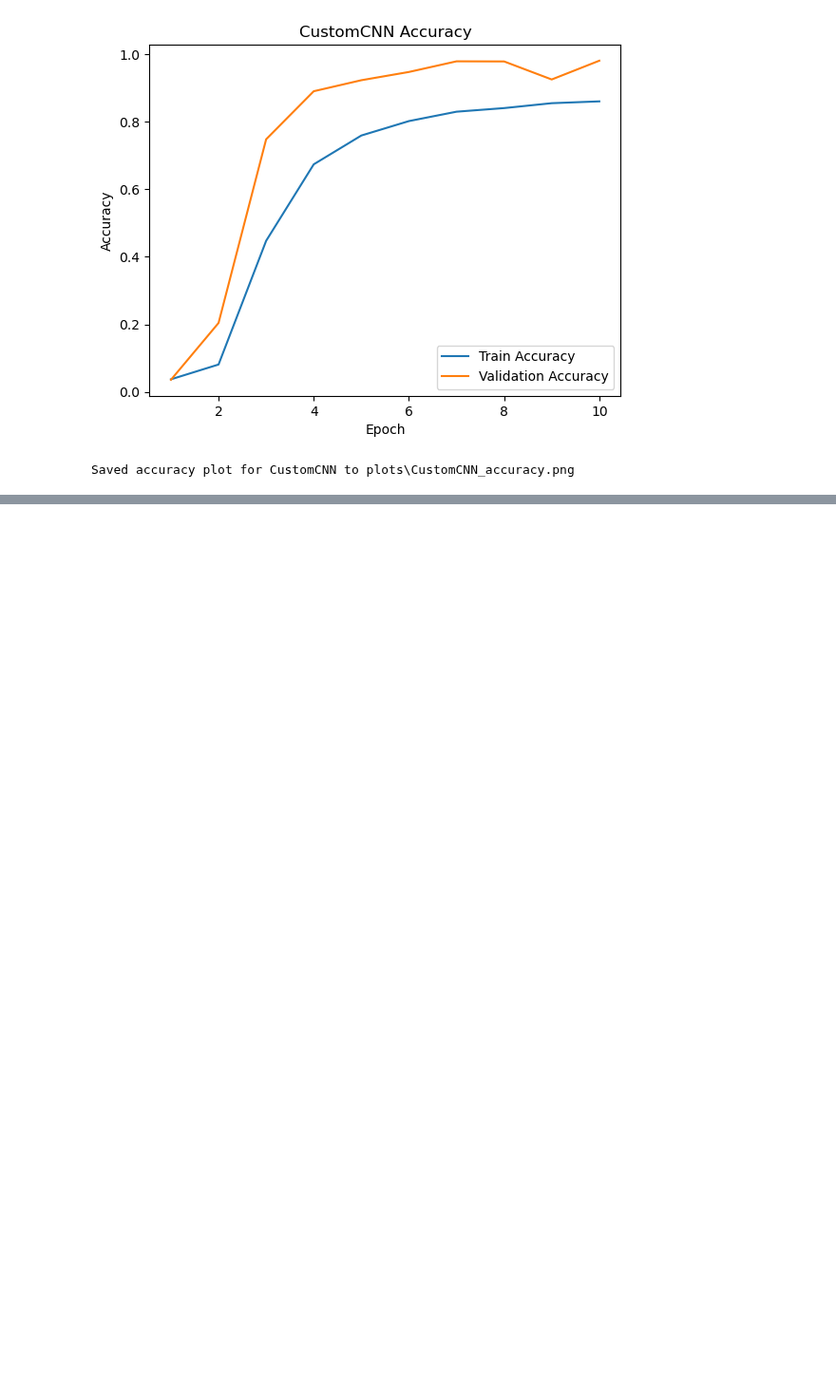
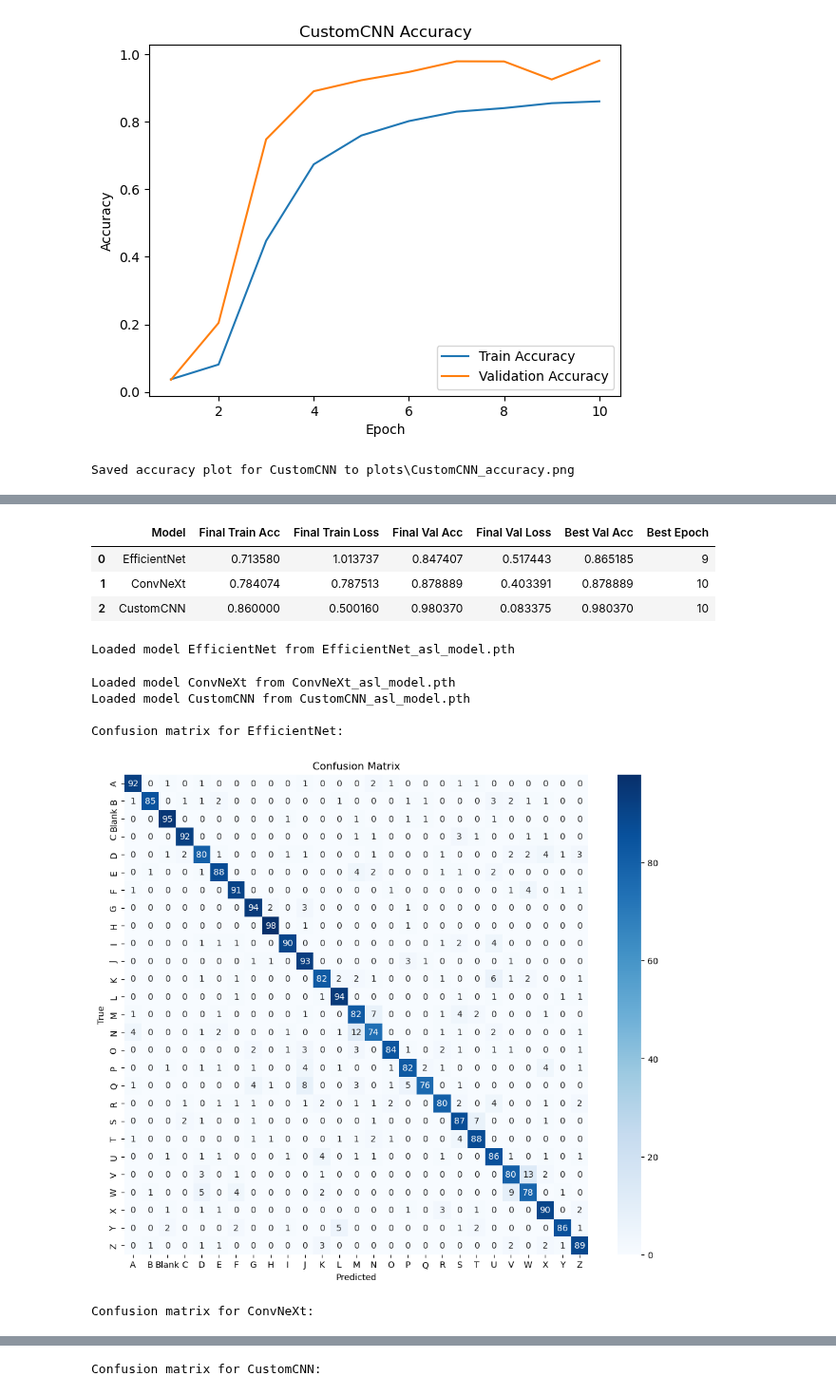
Before and after one commit to PierceNguyen/ECE176-FinalProject, a Jupyter notebook: FinalProject.ipynb, the cells around one changed output, grey strips where cells are left out. Shown at 95% size. Saved outputs shown, nothing was run; the diff lists cells and outputs as text; code cells hidden in the pictures; blank space fills up the shorter version.

```diff
--- a/FinalProject.ipynb
+++ b/FinalProject.ipynb
@@ -312,0 +331,68 @@ Saved accuracy plot for CustomCNN to plots\CustomCNN_accuracy.png
+# %%
+import pandas as pd
+
+stats = []
+for model_name, history in all_histories.items():
+    final_train_acc = history["train_acc"][-1]
+    final_train_loss = history["train_loss"][-1]
+    final_val_acc  = history["val_acc"][-1]
+    final_val_loss = history["val_loss"][-1]
+    best_val_acc = max(history["val_acc"])
+
+    best_epoch = history["val_acc"].index(best_val_acc) + 1
+
+    stats.append({
+        "Model":model_name,
+        "Final Train Acc" : final_train_acc,
+        "Final Train Loss": final_train_loss,
+        "Final Val Acc": final_val_acc,
+        "Final Val Loss":final_val_loss ,
+        "Best Val Acc": best_val_acc,
+        "Best Epoch": best_epoch
+    })
+
+    stats_df = pd.DataFrame(stats)
+stats_df
+# %% [output]
+|  | Model | Final Train Acc | Final Train Loss | Final Val Acc | Final Val Loss | Best Val Acc | Best Epoch |
+| 0 | EfficientNet | 0.713580 | 1.013737 | 0.847407 | 0.517443 | 0.865185 | 9 |
+| 1 | ConvNeXt | 0.784074 | 0.787513 | 0.878889 | 0.403391 | 0.878889 | 10 |
+| 2 | CustomCNN | 0.860000 | 0.500160 | 0.980370 | 0.083375 | 0.980370 | 10 |
+# %%
+from sklearn.metrics import confusion_matrix
+import seaborn as sns
+
+test_dataset = datasets.ImageFolder(root="Test_Alphabet", transform=val_transforms)
+test_loader = DataLoader(test_dataset, batch_size=batch_size, shuffle = True, num_workers = 0)
+# %%
+# Dictionary mapping model names to their factory functions.
+model_factories = {
+    "EfficientNet": create_efficientnet_model,
+    "ConvNeXt": create_convnext_model,
+    "CustomCNN": create_custom_model,
+}
+
+# Load each saved model into a dictionary.
+confusion_models = {}
+for model_name, factory in model_factories.items():
+    model_path = f"{model_name}_asl_model.pth"
+    # Create a fresh model instance
+    model = factory(num_classes)
+    # Load the saved weights (adjust map_location if needed)
+    model.load_state_dict(torch.load(model_path, map_location=device))
+    model = model.to(device)
+    confusion_models[model_name] = model
+    print(f"Loaded model {model_name} from {model_path}")
+
+# Plot a confusion matrix for each model.
+for model_name, model in confusion_models.items():
+    print(f"\nConfusion matrix for {model_name}:")
+    plot_confusion_matrix(model, test_loader, class_names, device)
+# %% [output]
+Loaded model EfficientNet from EfficientNet_asl_model.pth
+Loaded model ConvNeXt from ConvNeXt_asl_model.pth
+Loaded model CustomCNN from CustomCNN_asl_model.pth
+
+Confusion matrix for EfficientNet:
+[figure, added]
+Confusion matrix for ConvNeXt:
@@ -312,0 +400 @@ Saved accuracy plot for CustomCNN to plots\CustomCNN_accuracy.png
+Confusion matrix for CustomCNN:
```
Also changed, not shown: parts of 3 cells of this notebook, 1 other file.
